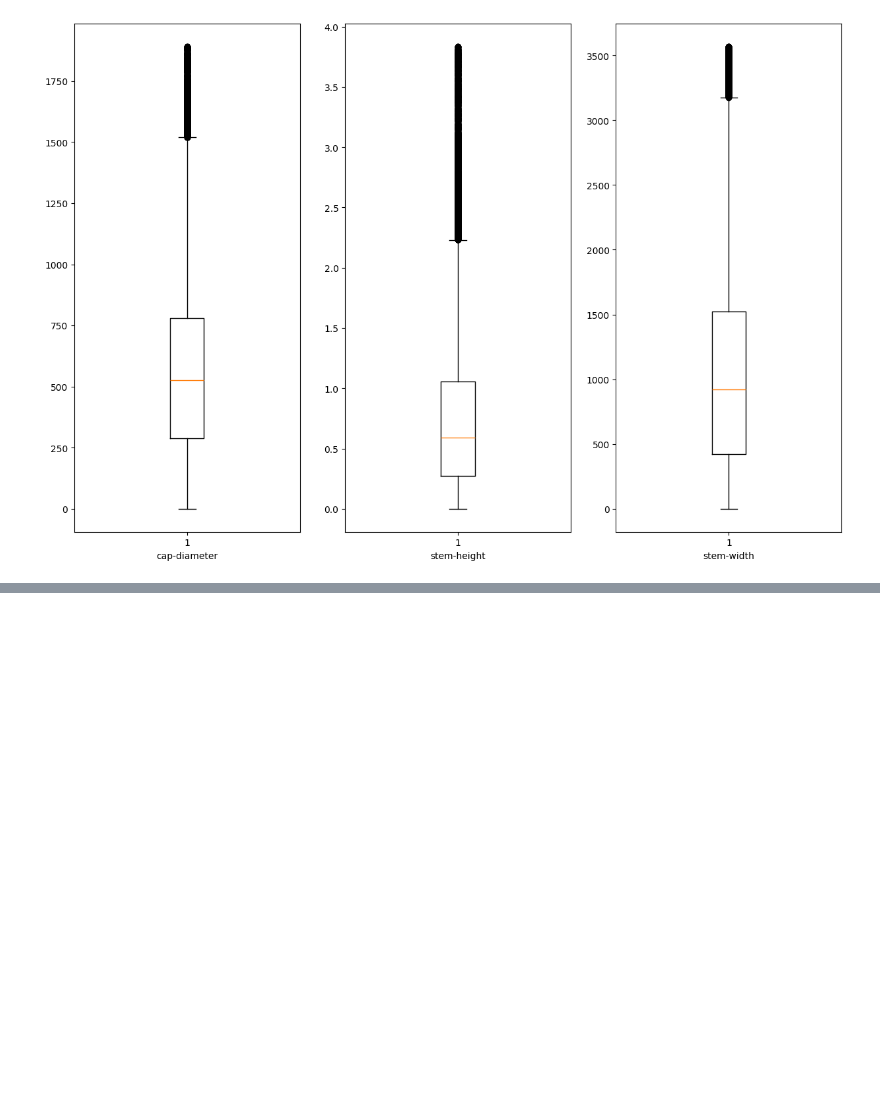
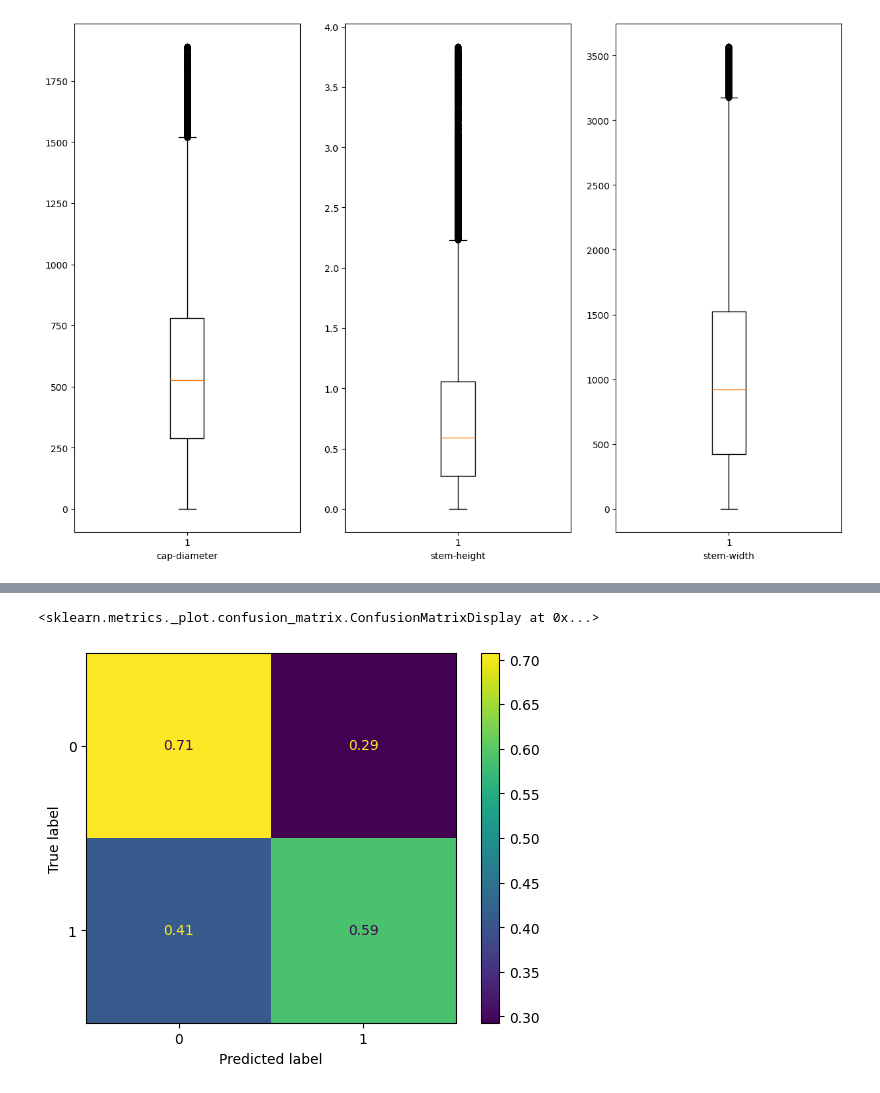
Before and after one commit to hiendamvan/mushroom_edible_classification, a Jupyter notebook: Analyze_data.ipynb, the cells around one changed output, grey strips where cells are left out. Cells and saved outputs as stored; diff of their text form; code cells hidden in the pictures; blank space fills up the shorter version.

```diff
--- a/Analyze_data.ipynb
+++ b/Analyze_data.ipynb
@@ -140,0 +166,16 @@ Text(0.5, 0, 'stem-width')
+# %%
+# Xử lý outlier
+
+from scipy import stats
+
+# Hàm để loại bỏ outlier bằng Z-score
+def remove_outliers_zscore(df, column, threshold=2):
+    z_scores = np.abs(stats.zscore(df[column]))
+    return df[(z_scores < threshold)]
+
+# Loại bỏ outlier trong các cột 'stem-width', 'stem-height'
+df = remove_outliers_zscore(df, 'cap-diameter')
+df = remove_outliers_zscore(df, 'stem-width')
+df = remove_outliers_zscore(df, 'stem-height')
+
+print(df.shape)  # Kích thước dữ liệu sau khi loại bỏ outlier
@@ -140,0 +184,6 @@ Text(0.5, 0, 'stem-width')
+# %%
+X = df.drop(columns=['class'])
+y = df['class']
+X_train, X_test, y_train, y_test = train_test_split(X, y, test_size=0.1, random_state=0, stratify = y)
+X_val, X_train, y_val, y_train = train_test_split(X_train, y_train, test_size=0.1, random_state=0, stratify=y_train)
+LR.fit(X_train, y_train).score(X_val, y_val)
@@ -140,0 +205,9 @@ Text(0.5, 0, 'stem-width')
+# %%
+# Dùng Regularization và cross validation
+param_grid = {
+    'C': [0.01, 0.1, 1, 10, 100],
+    'penalty': ['l1', 'l2'],
+    'solver': ['liblinear', 'saga', 'sag']
+}
+LR_regu = GridSearchCV(LR, param_grid, scoring='accuracy')
+LR_regu.fit(X_train, y_train).score(X_val, y_val)
@@ -140,0 +237,3 @@ Text(0.5, 0, 'stem-width')
+# %%
+# Dự đoán
+y_pre = LR_regu.predict(X_test)
@@ -140,0 +251,7 @@ Text(0.5, 0, 'stem-width')
+# %%
+cf = confusion_matrix(y_test, y_pre, normalize='true')
+disp = ConfusionMatrixDisplay(confusion_matrix=cf)
+disp.plot()
+# %% [output]
+<sklearn.metrics._plot.confusion_matrix.ConfusionMatrixDisplay at 0x...>
+[figure, added]
```
Also changed, not shown: parts of 13 cells of this notebook.
